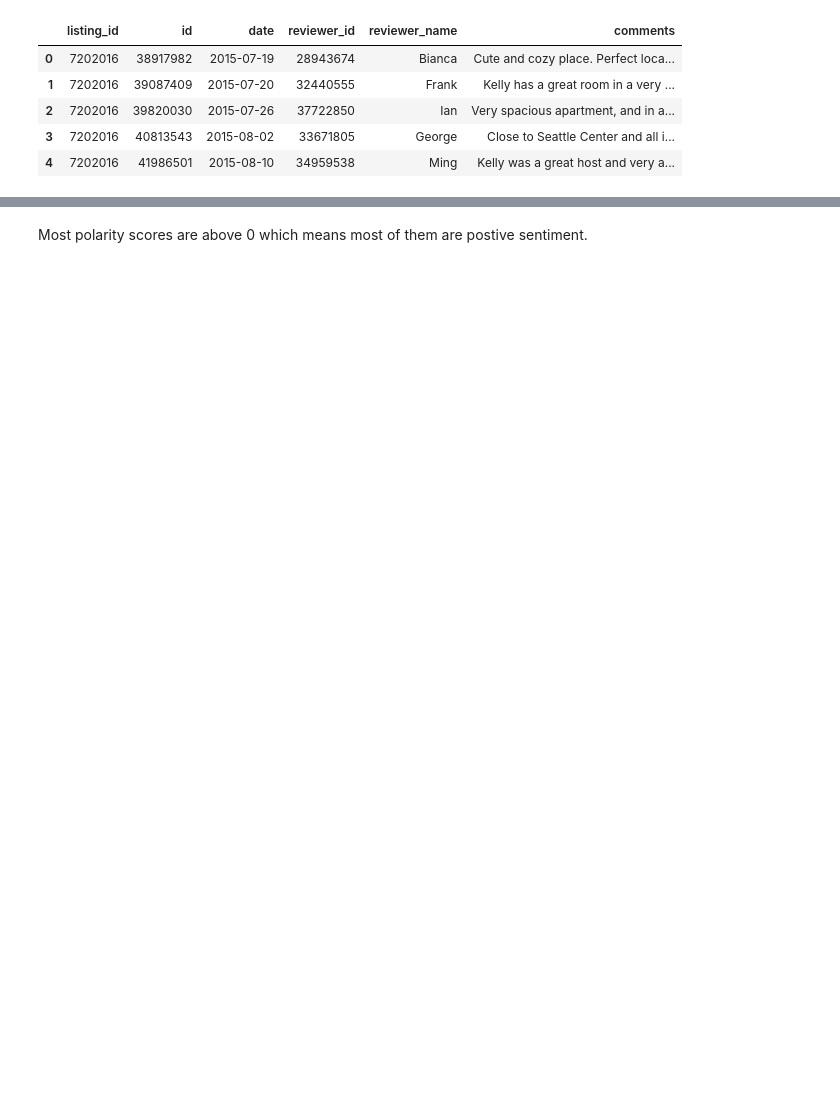
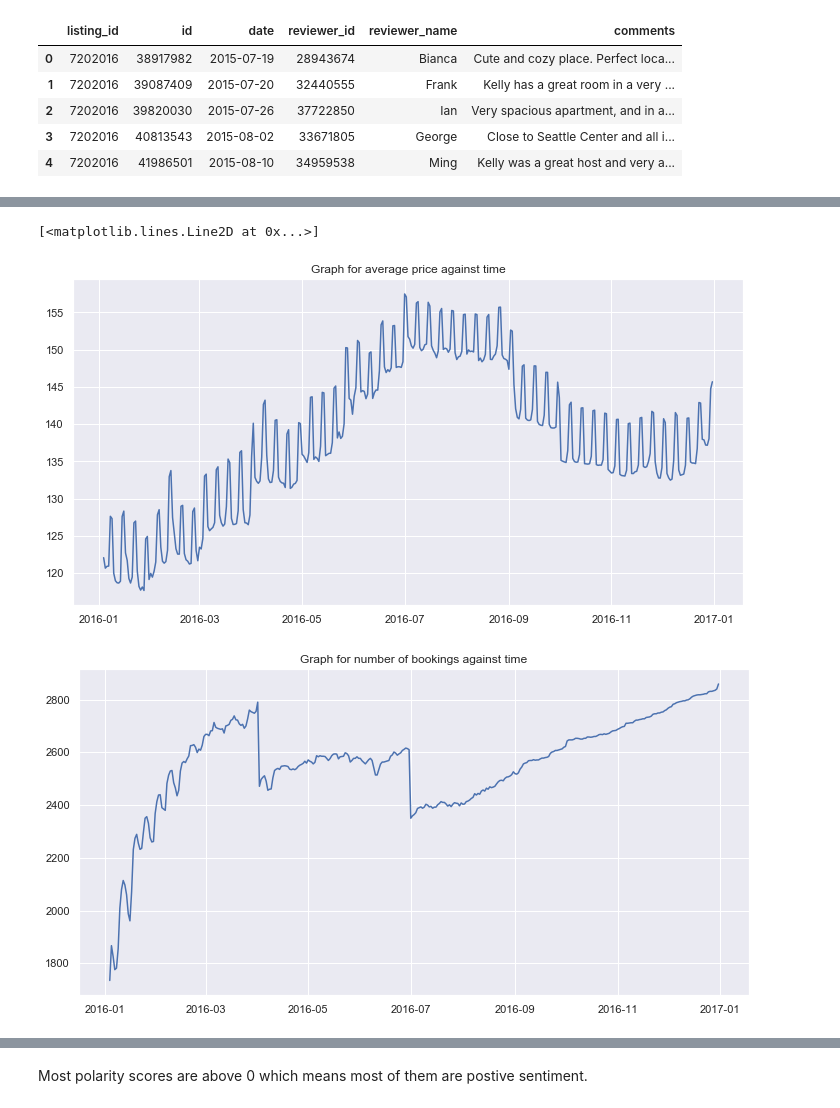
Before and after one commit to CaedenZ/CZ1015miniproject, a Jupyter notebook: main.ipynb, the cells around one changed output, grey strips where cells are left out. Cells and saved outputs as stored; diff of their text form; code cells hidden in the pictures; blank space fills up the shorter version.

```diff
--- a/main.ipynb
+++ b/main.ipynb
@@ -71,0 +195,33 @@ polarity_per_listing_id.head()
+# %%
+# from pandas.tseries import converter
+# converter.register()
+
+# Graph for average price against time
+calendar_filtered1 = calendar.dropna()
+# only consider 2016 data
+calendar_filtered1=calendar_filtered1[calendar_filtered1['date'].dt.year==int(2016)]
+calendar_filtered1=calendar_filtered1.drop('listing_id',axis=1).groupby(['date']).mean()
+calendar_filtered1.reset_index(inplace=True)
+# calendar_filtered1['date'] = pd.to_datetime(calendar_filtered1['date'])
+
+plt.figure(figsize=(12,6))
+plt.title('Graph for average price against time')
+plt.plot(calendar_filtered1['date'], calendar_filtered1['price'])
+
+
+# Graph for number of bookings against time
+# assumption remove available = f from calculation
+calendar_filtered2 = calendar.dropna()
+# only consider 2016 data
+calendar_filtered2=calendar_filtered2[calendar_filtered2['date'].dt.year==int(2016)]
+calendar_filtered2=calendar_filtered2.groupby(['date']).size().reset_index(name='counts')
+calendar_filtered2['date'] = pd.to_datetime(calendar_filtered2['date'])
+
+
+plt.figure(figsize=(12,6))
+plt.title('Graph for number of bookings against time')
+plt.plot(calendar_filtered2['date'], calendar_filtered2['counts'])
+# %% [output]
+[<matplotlib.lines.Line2D at 0x...>]
+[figure, added]
+[figure, added]
```
Also changed, not shown: parts of 43 cells of this notebook.
